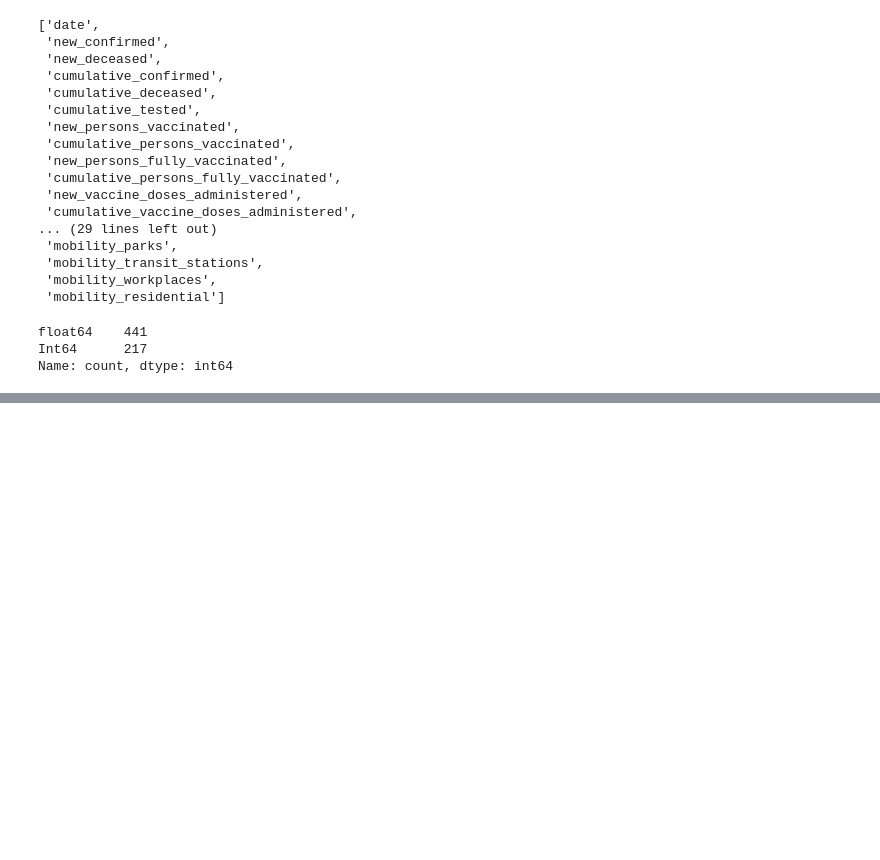
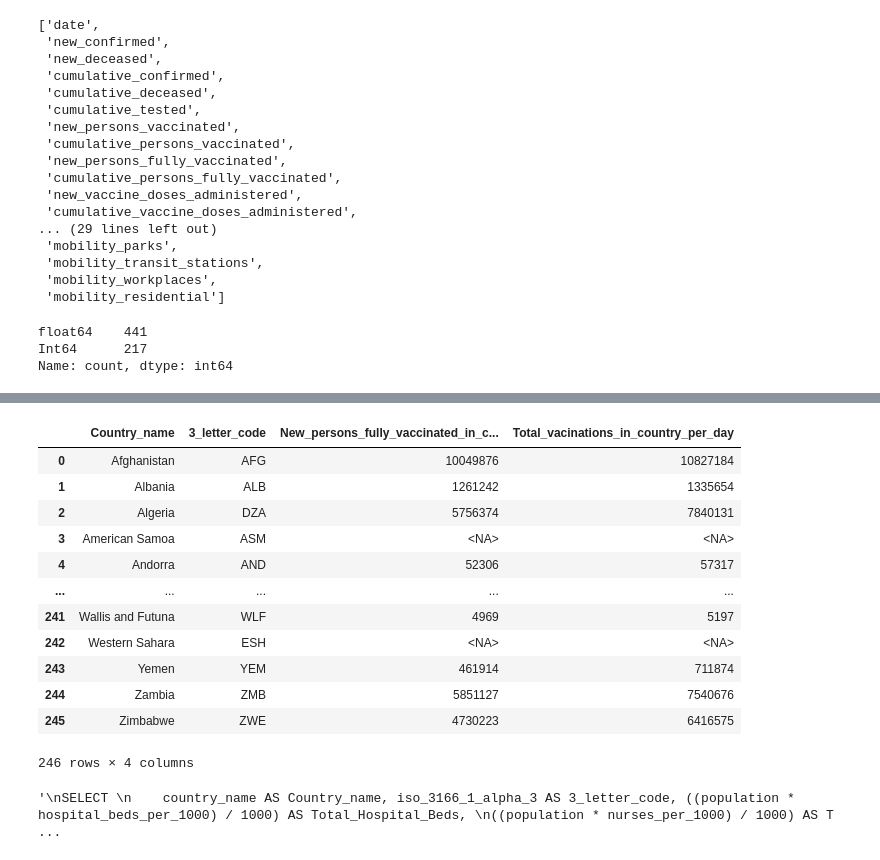
Before and after one commit to AbsZeroO/big-data, a Jupyter notebook: Poziom_1/Poziom1.ipynb, the cells around one changed output, grey strips where cells are left out. Cells and saved outputs as stored; diff of their text form; code cells hidden in the pictures; blank space fills up the shorter version.

```diff
--- a/Poziom_1/Poziom1.ipynb
+++ b/Poziom_1/Poziom1.ipynb
@@ -139,0 +278,54 @@ Name: count, dtype: int64
+# %%
+covid_trend_analysis
+# %% [output]
+|  | Country_name | 3_letter_code | New_persons_fully_vaccinated_in_c... | Total_vacinations_in_country_per_day |
+| 0 | Afghanistan | AFG | 10049876 | 10827184 |
+| 1 | Albania | ALB | 1261242 | 1335654 |
+| 2 | Algeria | DZA | 5756374 | 7840131 |
+| 3 | American Samoa | ASM | <NA> | <NA> |
+| 4 | Andorra | AND | 52306 | 57317 |
+| ... | ... | ... | ... | ... |
+| 241 | Wallis and Futuna | WLF | 4969 | 5197 |
+| 242 | Western Sahara | ESH | <NA> | <NA> |
+| 243 | Yemen | YEM | 461914 | 711874 |
+| 244 | Zambia | ZMB | 5851127 | 7540676 |
+| 245 | Zimbabwe | ZWE | 4730223 | 6416575 |
+246 rows × 4 columns
+# %%
+# 4.5 Zdefiniuj własny dodatkowy przypadek.
+
+# Chcemy posidać informacje o investycji w rozwój szepionki
+query = ("""
+SELECT country_name AS `Country_name`, iso_3166_1_alpha_3 AS `3_letter_code`, SUM(investment_in_vaccines) as `Investment_in_vaccines`
+FROM `bigquery-public-data.covid19_open_data.covid19_open_data`
+GROUP BY country_name, iso_3166_1_alpha_3
+ORDER BY country_name
+""")
+
+investment_in_vaccines = client.query(query).to_dataframe()
+investment_in_vaccines.to_csv("wyniki\\investment_in_vaccines.csv", index=False)
+
+
+("""
+SELECT country_name AS `Country_name`, iso_3166_1_alpha_3 AS `3_letter_code`, SUM(new_tested_male) as `New_tested_male`, SUM(new_tested_female) as `New_tested_female`
+FROM `bigquery-public-data.covid19_open_data.covid19_open_data`
+GROUP BY country_name, iso_3166_1_alpha_3
+ORDER BY country_name
+""")
+
+
+# Łóżka i pielęgniarki
+("""
+SELECT
+    country_name AS Country_name, iso_3166_1_alpha_3 AS 3_letter_code, ((population * hospital_beds_per_1000) / 1000) AS Total_Hospital_Beds,
+((population * nurses_per_1000) / 1000) AS Total_Nurses
+FROM `bigquery-public-data.covid19_open_data.covid19_open_data`
+WHERE hospital_beds_per_1000 IS NOT NULL
+      AND nurses_per_1000 IS NOT NULL
+GROUP BY country_name, iso_3166_1_alpha_3, population, hospital_beds_per_1000, nurses_per_1000
+ORDER BY country_name;
+
+
+""")
+# %% [output]
+'\nSELECT \n    country_name AS Country_name, iso_3166_1_alpha_3 AS 3_letter_code, ((population * hospital_beds_per_1000) / 1000) AS Total_Hospital_Beds, \n((population * nurses_per_1000) / 1000) AS T ...
```
Also changed, not shown: parts of 19 cells of this notebook, 9 other files.
